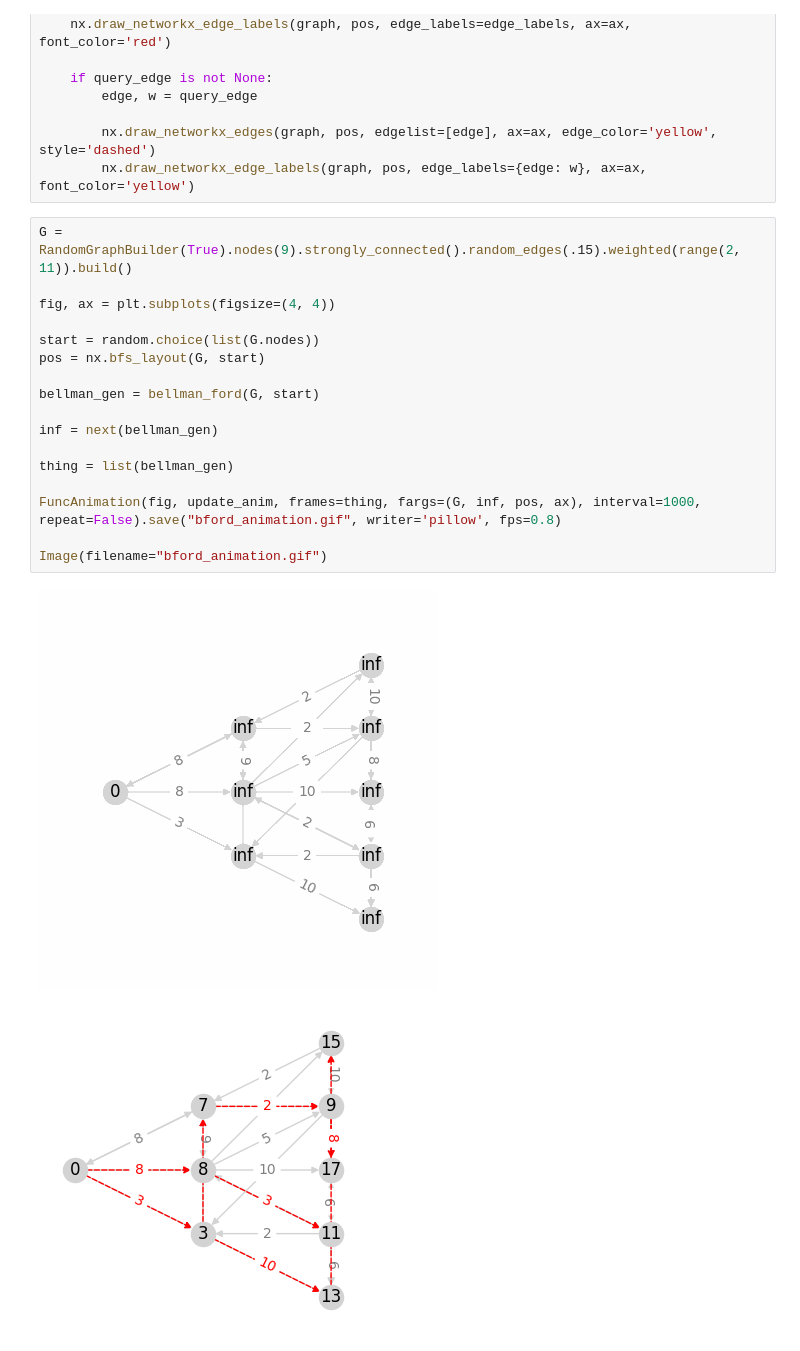
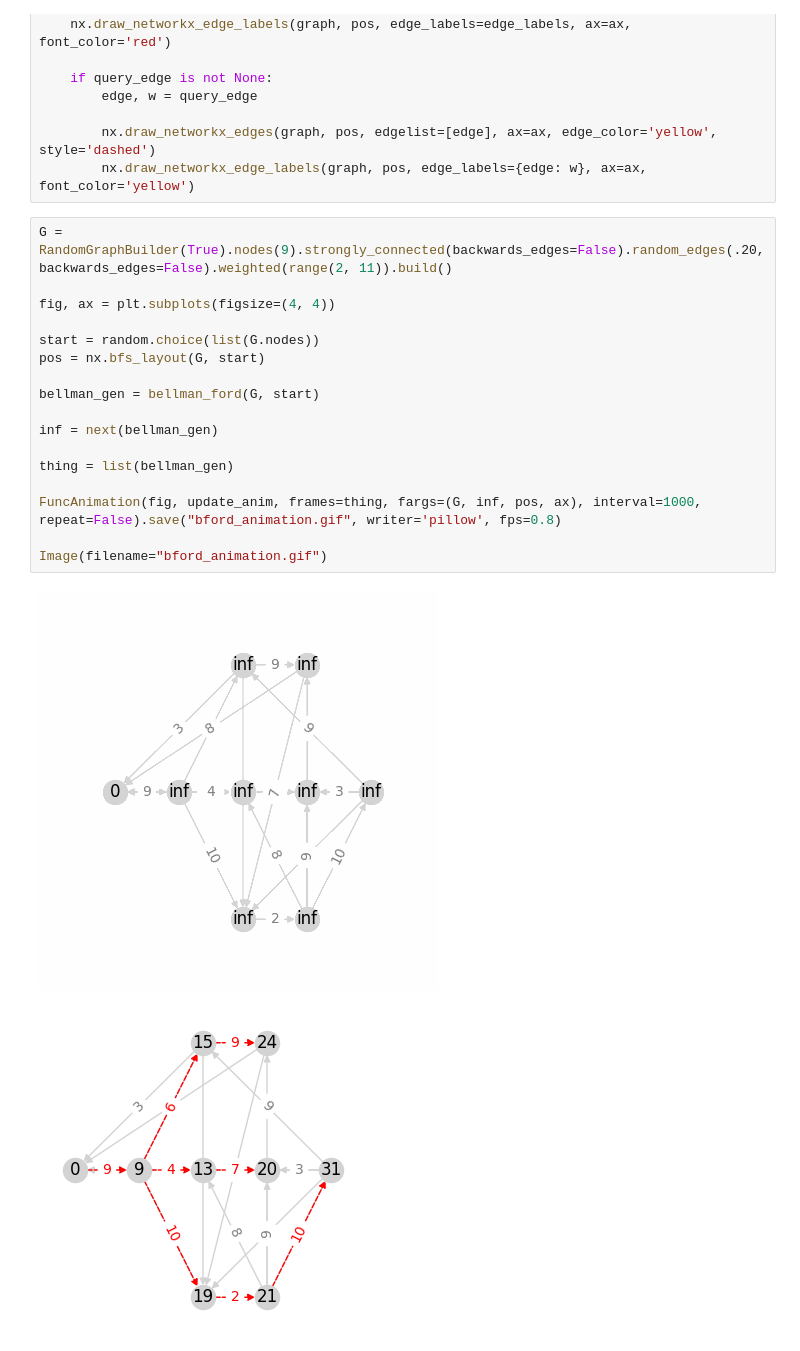
Before and after one commit to MidnightHermes/CS5110-Final-Project, a Jupyter notebook: src/algorithms/bellman.ipynb, the cells around one changed output. Cells and saved outputs as stored; diff of their text form.

Commit message:
Added condition that radnom bellman-ford visualization graphs cannot have two-way edges

```diff
--- a/src/algorithms/bellman.ipynb
+++ b/src/algorithms/bellman.ipynb
@@ -86,22 +86,22 @@ def update_anim(frame, graph, inf, pos, ax):
         nx.draw_networkx_edges(graph, pos, edgelist=[edge], ax=ax, edge_color='yellow', style='dashed')
         nx.draw_networkx_edge_labels(graph, pos, edge_labels={edge: w}, ax=ax, font_color='yellow')
 # %%
-G = RandomGraphBuilder(True).nodes(9).strongly_connected().random_edges(.15).weighted(range(2, 11)).build()
+G = RandomGraphBuilder(True).nodes(9).strongly_connected(backwards_edges=False).random_edges(.20, backwards_edges=False).weighted(range(2, 11)).build()
 
 fig, ax = plt.subplots(figsize=(4, 4))
 
 start = random.choice(list(G.nodes))
 pos = nx.bfs_layout(G, start)
 
 bellman_gen = bellman_ford(G, start)
 
 inf = next(bellman_gen)
 
 thing = list(bellman_gen)
 
 FuncAnimation(fig, update_anim, frames=thing, fargs=(G, inf, pos, ax), interval=1000, repeat=False).save("bford_animation.gif", writer='pillow', fps=0.8)
 
 Image(filename="bford_animation.gif")
 # %% [output]
-[figure, old version]
+[figure, new version]
-[figure, old version]
+[figure, new version]
```
